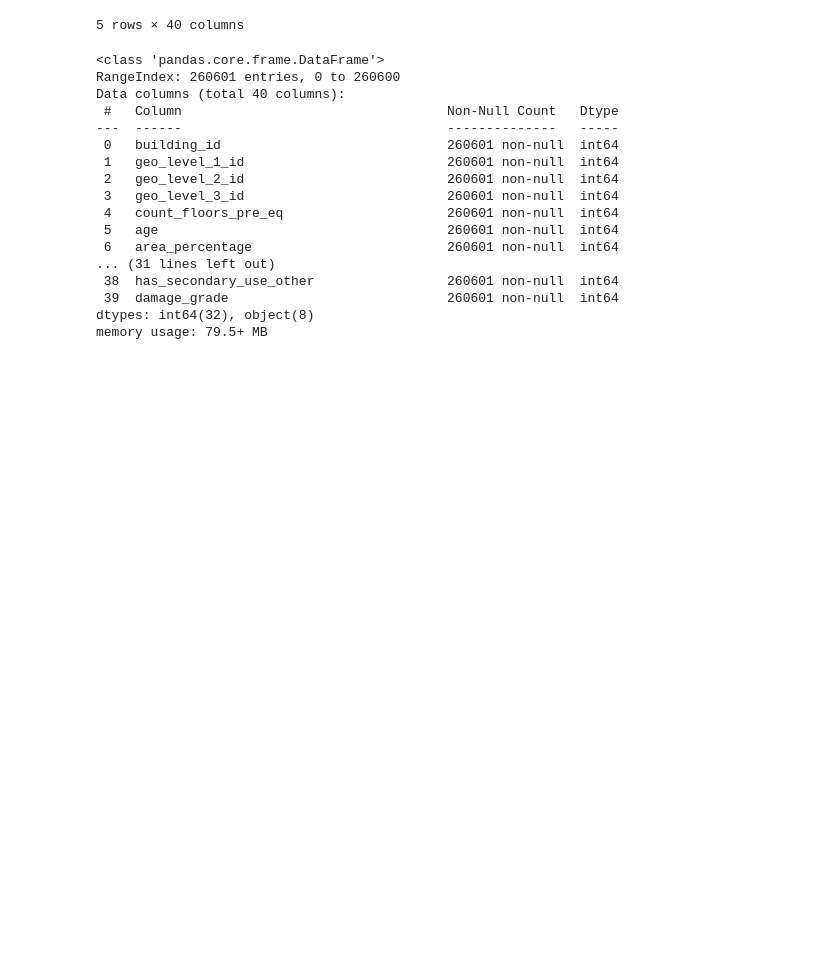
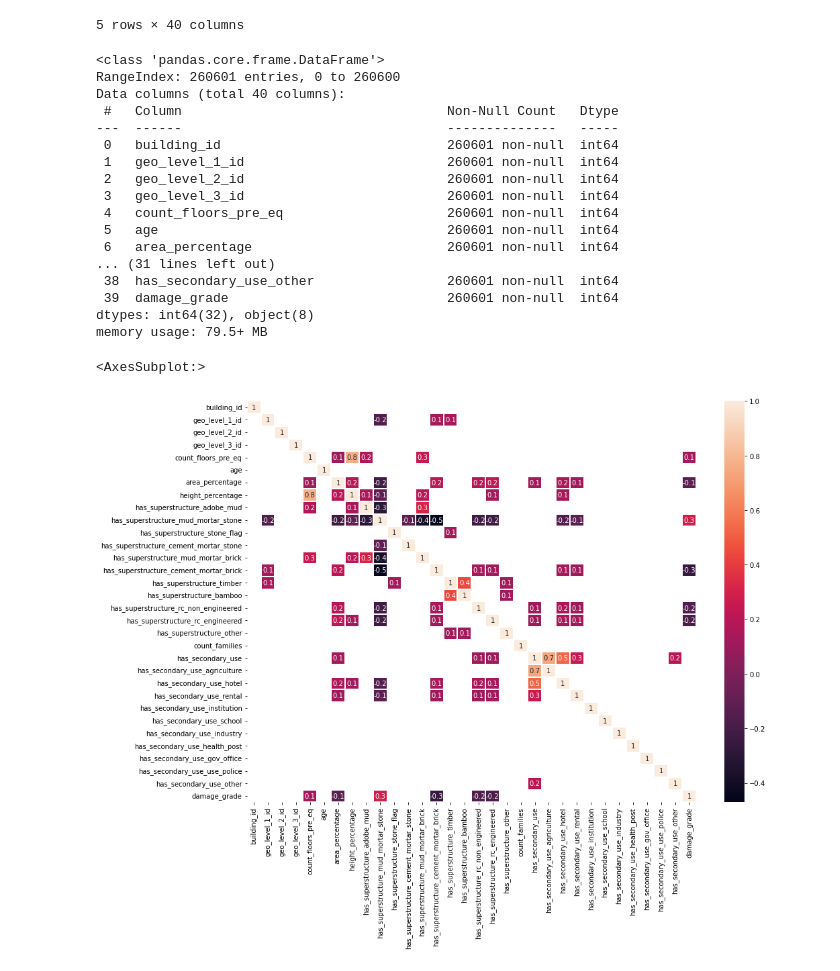
Before and after one commit to astroAycha/earthquake_damage, a Jupyter notebook: 02-feature_eng.ipynb, the cells around one changed output. Drawn from its saved outputs; the diff is of its cells as text; code cells hidden in the pictures; blank space fills up the shorter version.

```diff
--- a/02-feature_eng.ipynb
+++ b/02-feature_eng.ipynb
@@ -35,3 +37,16 @@ Data columns (total 40 columns):
  39  damage_grade                            260601 non-null  int64
 dtypes: int64(32), object(8)
 memory usage: 79.5+ MB
+# %%
+corr_mat = data.corr(method='pearson', numeric_only=True)
+# %%
+x = corr_mat[abs(corr_mat) > 0.1]
+# %%
+fig = plt.figure(figsize=(15,11))
+sns.heatmap(x,
+           annot=True,
+           fmt='.1g',
+           lw=2)
+# %% [output]
+<AxesSubplot:>
+[figure, added]
```
Also changed, not shown: parts of 1 cell of this notebook.
